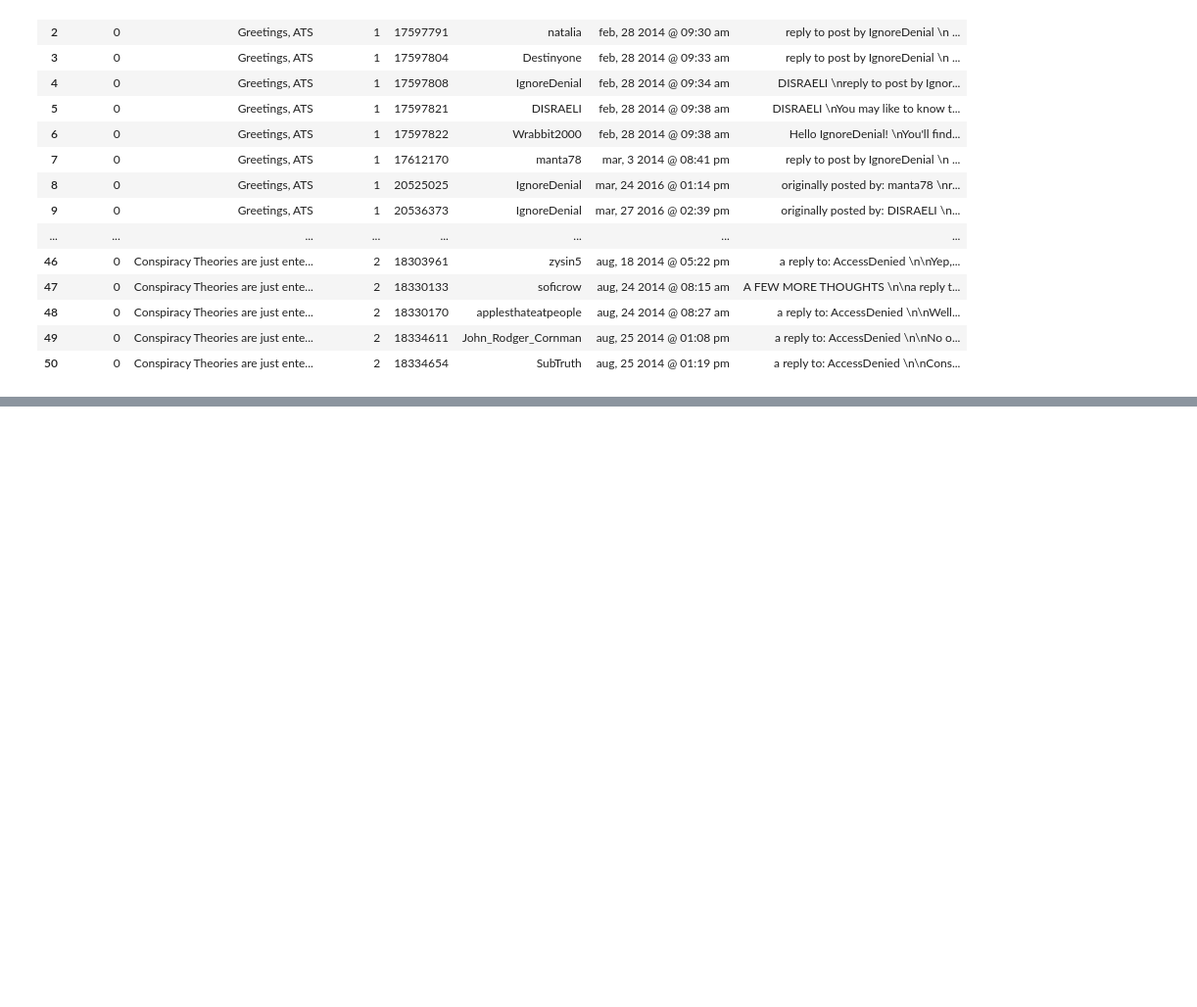
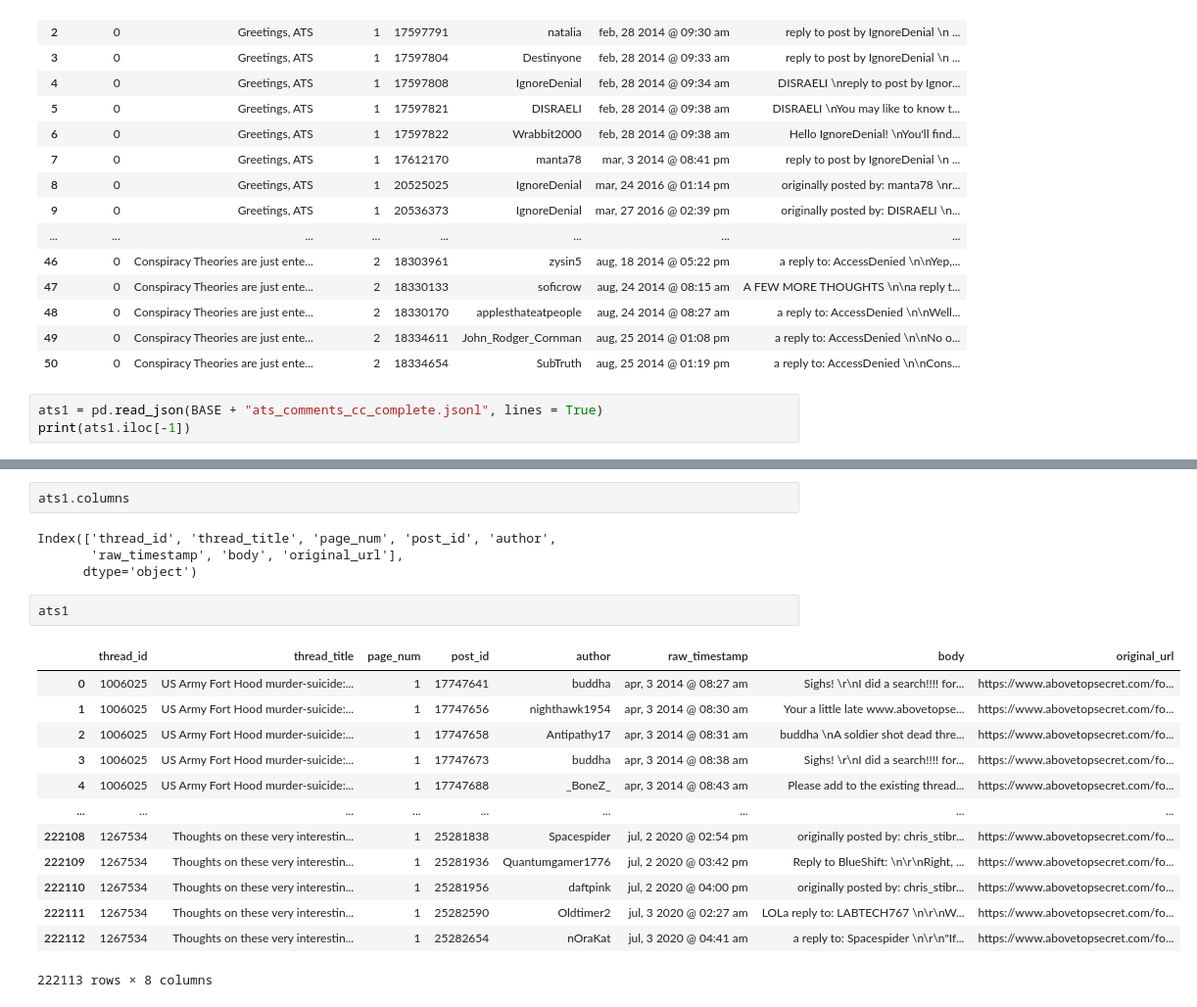
Before and after one commit to humanathema/ConspiracyComments, a Jupyter notebook: LatestDataCheck.ipynb, the cells around one changed output, grey strips where cells are left out. Shown at 98% size. Saved outputs shown, nothing was run; the diff lists cells and outputs as text; blank space fills up the shorter version.

```diff
--- a/LatestDataCheck.ipynb
+++ b/LatestDataCheck.ipynb
@@ -457,3 +457,6 @@ ats
 | 48 | 0 | Conspiracy Theories are just ente... | 2 | 18330170 | applesthateatpeople | aug, 24 2014 @ 08:27 am | a reply to: AccessDenied \n\nWell... |
 | 49 | 0 | Conspiracy Theories are just ente... | 2 | 18334611 | John_Rodger_Cornman | aug, 25 2014 @ 01:08 pm | a reply to: AccessDenied \n\nNo o... |
 | 50 | 0 | Conspiracy Theories are just ente... | 2 | 18334654 | SubTruth | aug, 25 2014 @ 01:19 pm | a reply to: AccessDenied \n\nCons... |
+# %%
+ats1 = pd.read_json(BASE + "ats_comments_cc_complete.jsonl", lines = True)
+print(ats1.iloc[-1])
@@ -459,0 +473,22 @@ ats
+# %%
+ats1.columns
+# %% [output]
+Index(['thread_id', 'thread_title', 'page_num', 'post_id', 'author',
+       'raw_timestamp', 'body', 'original_url'],
+      dtype='object')
+# %%
+ats1
+# %% [output]
+|  | thread_id | thread_title | page_num | post_id | author | raw_timestamp | body | original_url |
+| 0 | 1006025 | US Army Fort Hood murder-suicide:... | 1 | 17747641 | buddha | apr, 3 2014 @ 08:27 am | Sighs! \r\nI did a search!!!! for... | https://www.abovetopsecret.com/fo... |
+| 1 | 1006025 | US Army Fort Hood murder-suicide:... | 1 | 17747656 | nighthawk1954 | apr, 3 2014 @ 08:30 am | Your a little late www.abovetopse... | https://www.abovetopsecret.com/fo... |
+| 2 | 1006025 | US Army Fort Hood murder-suicide:... | 1 | 17747658 | Antipathy17 | apr, 3 2014 @ 08:31 am | buddha \nA soldier shot dead thre... | https://www.abovetopsecret.com/fo... |
+| 3 | 1006025 | US Army Fort Hood murder-suicide:... | 1 | 17747673 | buddha | apr, 3 2014 @ 08:38 am | Sighs! \r\nI did a search!!!! for... | https://www.abovetopsecret.com/fo... |
+| 4 | 1006025 | US Army Fort Hood murder-suicide:... | 1 | 17747688 | _BoneZ_ | apr, 3 2014 @ 08:43 am | Please add to the existing thread... | https://www.abovetopsecret.com/fo... |
+| ... | ... | ... | ... | ... | ... | ... | ... | ... |
+| 222108 | 1267534 | Thoughts on these very interestin... | 1 | 25281838 | Spacespider | jul, 2 2020 @ 02:54 pm | originally posted by: chris_stibr... | https://www.abovetopsecret.com/fo... |
+| 222109 | 1267534 | Thoughts on these very interestin... | 1 | 25281936 | Quantumgamer1776 | jul, 2 2020 @ 03:42 pm | Reply to BlueShift: \n\r\nRight, ... | https://www.abovetopsecret.com/fo... |
+| 222110 | 1267534 | Thoughts on these very interestin... | 1 | 25281956 | daftpink | jul, 2 2020 @ 04:00 pm | originally posted by: chris_stibr... | https://www.abovetopsecret.com/fo... |
+| 222111 | 1267534 | Thoughts on these very interestin... | 1 | 25282590 | Oldtimer2 | jul, 3 2020 @ 02:27 am | LOLa reply to: LABTECH767 \n\r\nW... | https://www.abovetopsecret.com/fo... |
+| 222112 | 1267534 | Thoughts on these very interestin... | 1 | 25282654 | nOraKat | jul, 3 2020 @ 04:41 am | a reply to: Spacespider \n\r\n"If... | https://www.abovetopsecret.com/fo... |
+222113 rows × 8 columns
```
Also changed, not shown: parts of 1 cell of this notebook, 4 other files.
